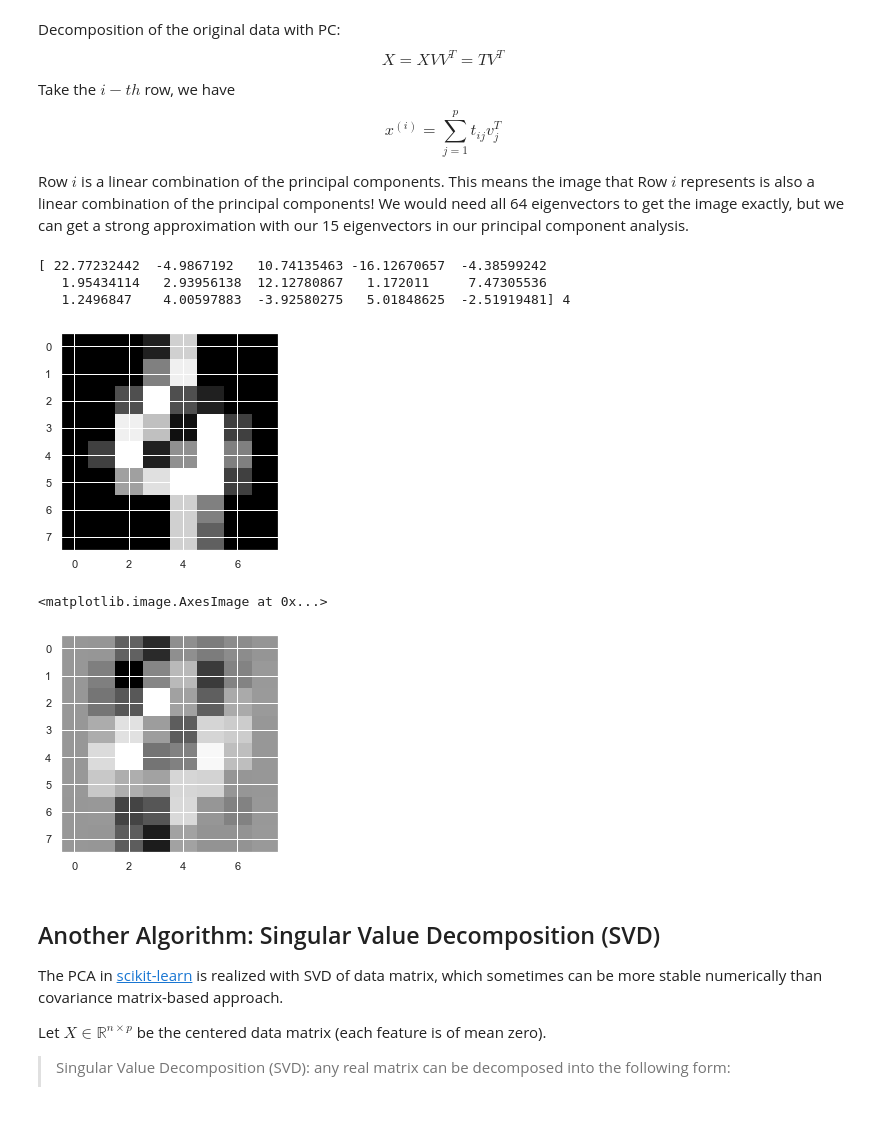
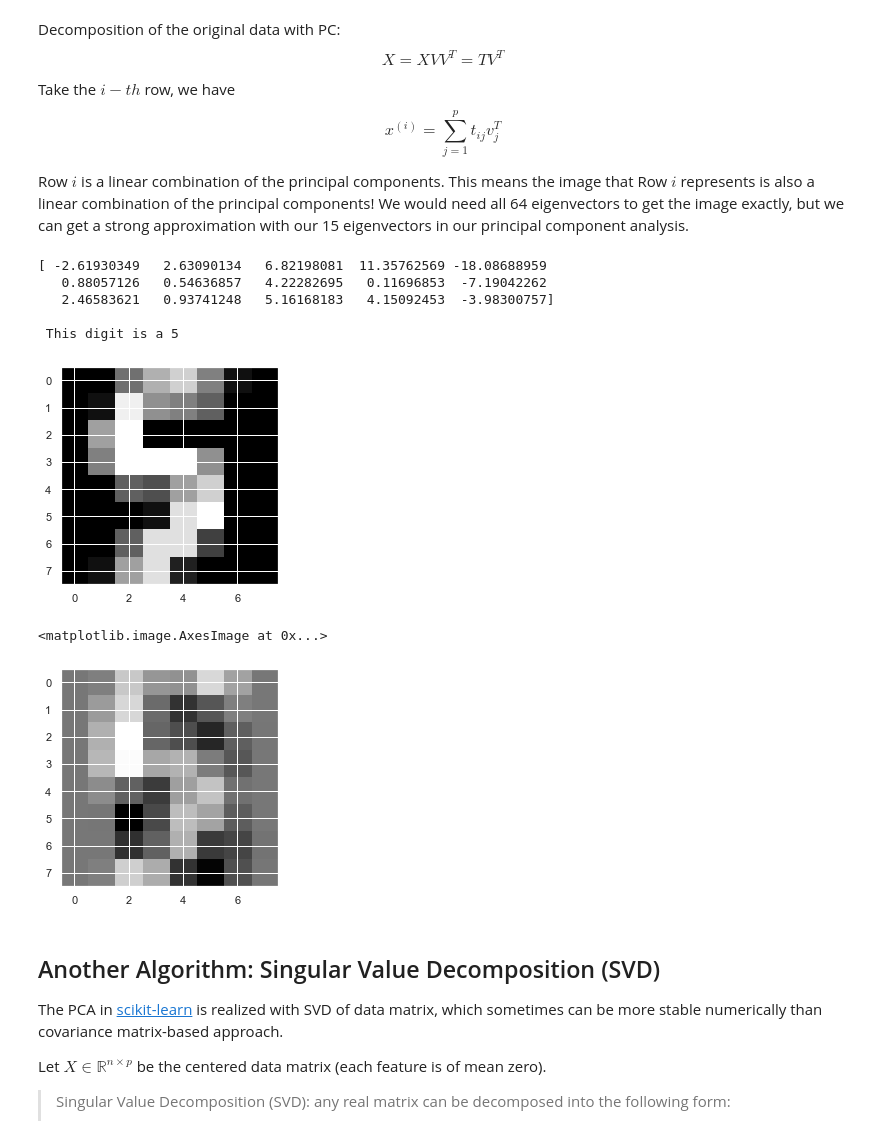
Before and after one commit to smithla-math/UCI_MATH_10, a Jupyter notebook: sections/sec_13/section_13.ipynb, the cells around one changed output. Saved outputs shown, nothing was run; the diff lists cells and outputs as text; code cells hidden in the pictures.

```diff
--- a/sections/sec_13/section_13.ipynb
+++ b/sections/sec_13/section_13.ipynb
@@ -195,21 +196,24 @@ Take the $i-th$ row, we have $$x^{(i)} = \sum_{j=1}^{p} t_{ij}v_{j}^{T}$$
 
 Row $i$ is a linear combination of the principal components. This means the image that Row $i$ represents is also a linear combination of the principal components! We would need all 64 eigenvectors to get the image exactly, but we can get a strong approximation with our 15 eigenvectors in our principal component analysis.
 # %%
-i = 100 #change i to any integer between 0 and 1796 to change the image sampled in the next two cells.
+i = 1702 #change i to any integer between 0 and 1796 to change the image sampled in the next two cells.
+#also try i = 100
 plt.imshow(X[i,:].reshape(8,8),cmap=plt.cm.gray) #True image from our data
-print(X_pca[i,:],y[i])
+print(X_pca[i,:],'\n \n', 'This digit is a', y[i])
 # %% [output]
-[ 22.77232442  -4.9867192   10.74135463 -16.12670657  -4.38599242
-   1.95434114   2.93956138  12.12780867   1.172011     7.47305536
-   1.2496847    4.00597883  -3.92580275   5.01848625  -2.51919481] 4
+[ -2.61930349   2.63090134   6.82198081  11.35762569 -18.08688959
+   0.88057126   0.54636857   4.22282695   0.11696853  -7.19042262
+   2.46583621   0.93741248   5.16168183   4.15092453  -3.98300757]
+
+ This digit is a 5
-[figure, old version]
+[figure, new version]
 # %%
 X_approx = np.matmul(X_pca,pca.principal_components.T) #This is how the first 15 principal components approximate our image.
 
 plt.imshow(X_approx[i,:].reshape(8,8),cmap=plt.cm.gray)
 # %% [output]
 <matplotlib.image.AxesImage at 0x...>
-[figure, old version]
+[figure, new version]
 # %% [markdown]
 ## Another Algorithm: Singular Value Decomposition (SVD)
 
```
Also changed, not shown: parts of 3 cells of this notebook, 2 other files.
